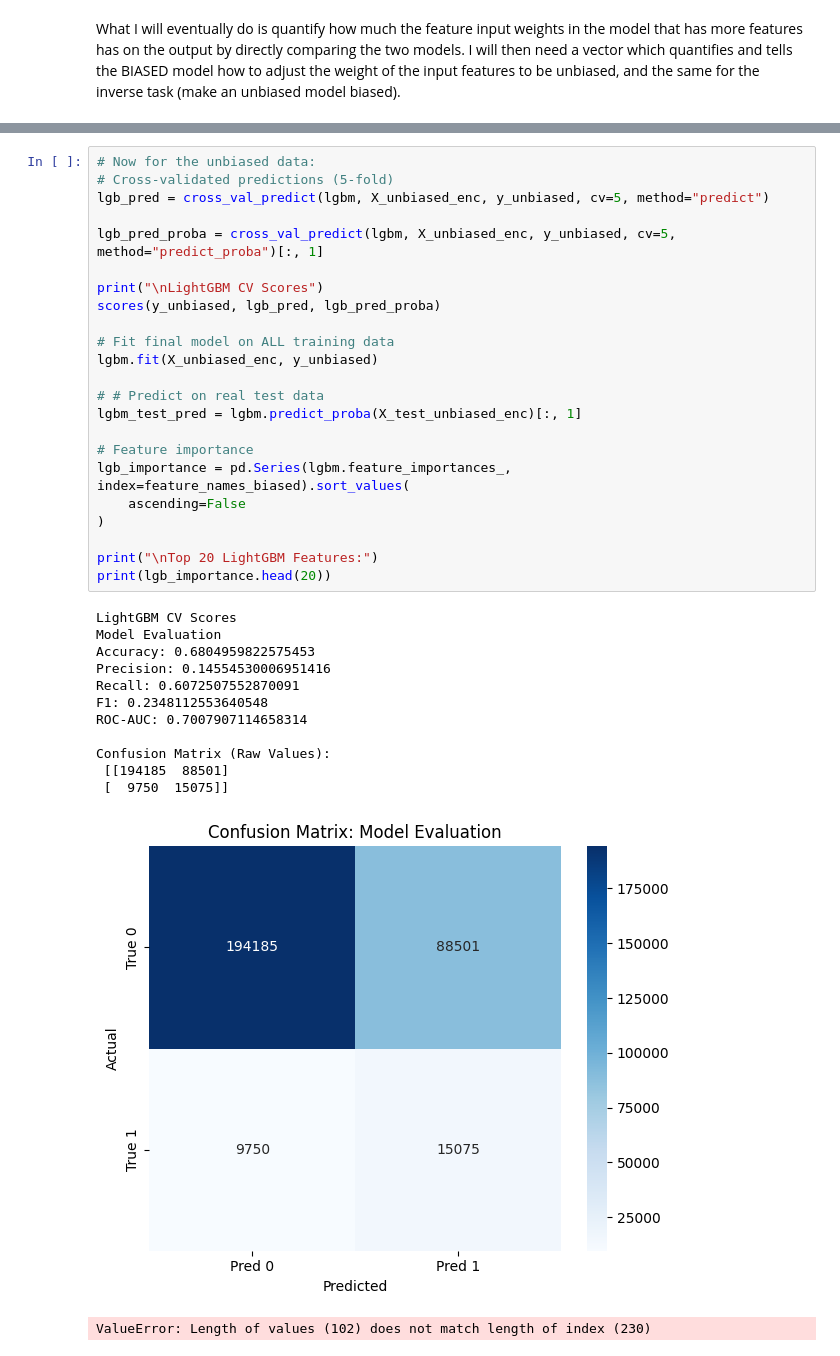
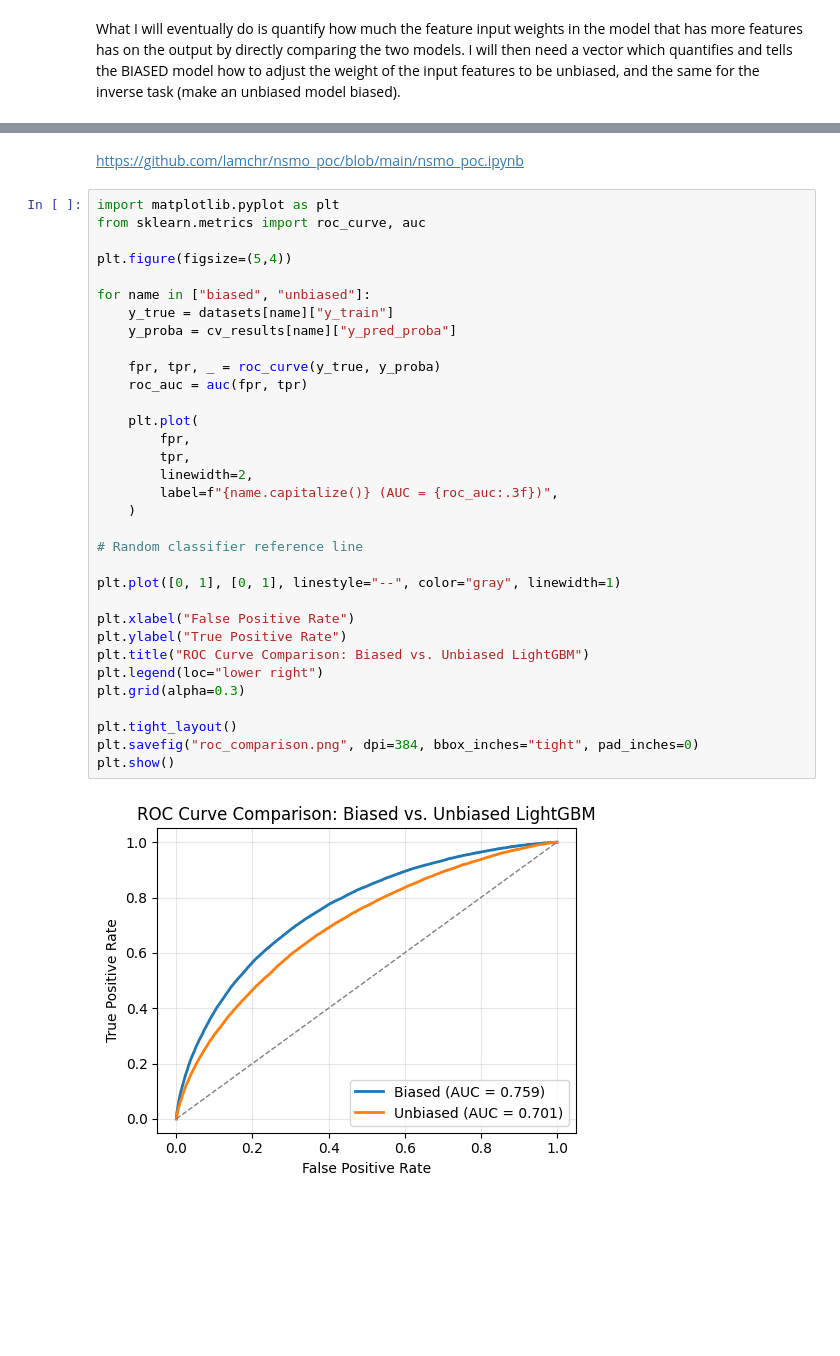
Before and after one commit to qayyumayaan/credit-risk-prediction-bias, a Jupyter notebook: ayaan/03_bias_mitigation.ipynb, the cells around one changed output, grey strips where cells are left out. Drawn from its saved outputs; the diff is of its cells as text; blank space fills up the shorter version.

```diff
--- a/ayaan/03_bias_mitigation.ipynb
+++ b/ayaan/03_bias_mitigation.ipynb
@@ -503,37 +570,37 @@ Confusion Matrix (Raw Values):
-# %%
-# Now for the unbiased data:
-# Cross-validated predictions (5-fold)
-lgb_pred = cross_val_predict(lgbm, X_unbiased_enc, y_unbiased, cv=5, method="predict")
-
-lgb_pred_proba = cross_val_predict(lgbm, X_unbiased_enc, y_unbiased, cv=5, method="predict_proba")[:, 1]
-
-print("\nLightGBM CV Scores")
-scores(y_unbiased, lgb_pred, lgb_pred_proba)
-
-# Fit final model on ALL training data
-lgbm.fit(X_unbiased_enc, y_unbiased)
-
-# # Predict on real test data
-lgbm_test_pred = lgbm.predict_proba(X_test_unbiased_enc)[:, 1]
-
-# Feature importance
-lgb_importance = pd.Series(lgbm.feature_importances_, index=feature_names_biased).sort_values(
-    ascending=False
-)
-
-print("\nTop 20 LightGBM Features:")
-print(lgb_importance.head(20))
-# %% [output]
-LightGBM CV Scores
-Model Evaluation
-Accuracy: 0.6804959822575453
-Precision: 0.14554530006951416
-Recall: 0.6072507552870091
-F1: 0.2348112553640548
-ROC-AUC: 0.7007907114658314
-
-Confusion Matrix (Raw Values):
- [[194185  88501]
- [  9750  15075]]
-[figure, removed]
-ValueError: Length of values (102) does not match length of index (230)
+# %% [markdown]
+https://github.com/lamchr/nsmo_poc/blob/main/nsmo_poc.ipynb
+# %%
+import matplotlib.pyplot as plt
+from sklearn.metrics import roc_curve, auc
+
+plt.figure(figsize=(5,4))
+
+for name in ["biased", "unbiased"]:
+    y_true = datasets[name]["y_train"]
+    y_proba = cv_results[name]["y_pred_proba"]
+
+    fpr, tpr, _ = roc_curve(y_true, y_proba)
+    roc_auc = auc(fpr, tpr)
+
+    plt.plot(
+        fpr,
+        tpr,
+        linewidth=2,
+        label=f"{name.capitalize()} (AUC = {roc_auc:.3f})",
+    )
+
+# Random classifier reference line
+
+plt.plot([0, 1], [0, 1], linestyle="--", color="gray", linewidth=1)
+
+plt.xlabel("False Positive Rate")
+plt.ylabel("True Positive Rate")
+plt.title("ROC Curve Comparison: Biased vs. Unbiased LightGBM")
+plt.legend(loc="lower right")
+plt.grid(alpha=0.3)
+
+plt.tight_layout()
+plt.savefig("roc_comparison.png", dpi=384, bbox_inches="tight", pad_inches=0)
+plt.show()
+# %% [output]
+[figure, added]
```
Also changed, not shown: parts of 9 cells of this notebook.
